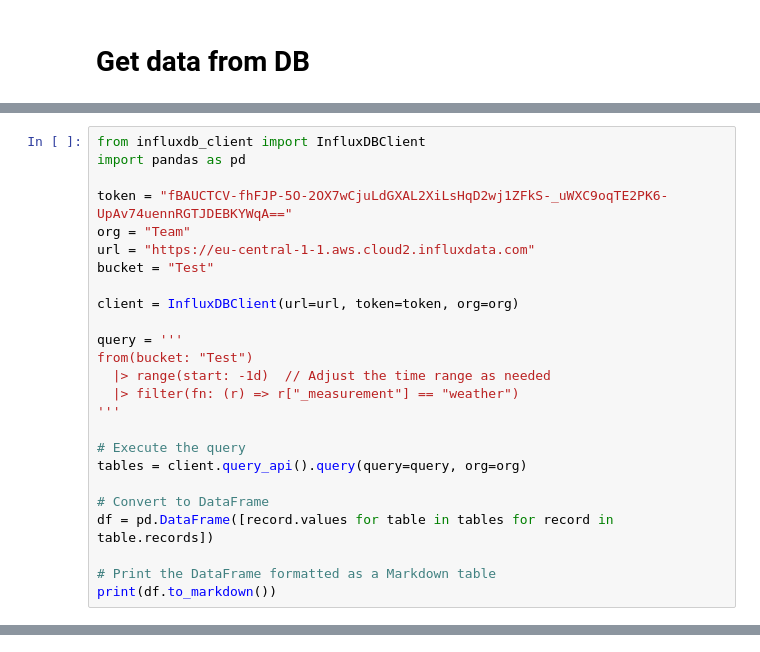
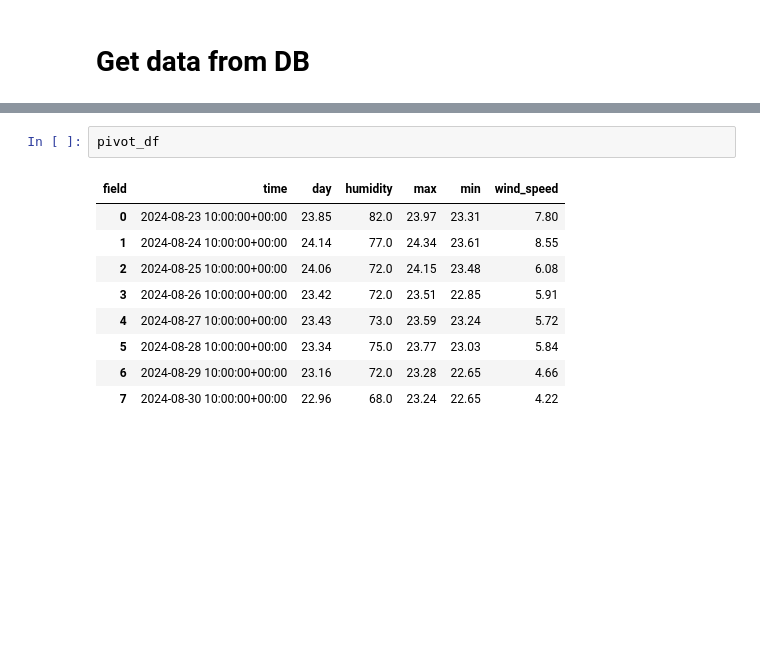
Before and after one commit to mfrknince/weather-app, a Jupyter notebook: weatherApp.ipynb, the cells around one changed output, grey strips where cells are left out. Cells and saved outputs as stored; diff of their text form; blank space fills up the shorter version.

Commit message:
updated funcs store and export data from DB

```diff
--- a/weatherApp.ipynb
+++ b/weatherApp.ipynb
@@ -215,25 +201,0 @@ FlightUnavailableError: Flight returned unavailable error, with message: empty a
-# %%
-from influxdb_client import InfluxDBClient
-import pandas as pd
-
-token = "fBAUCTCV-fhFJP-5O-2OX7wCjuLdGXAL2XiLsHqD2wj1ZFkS-_uWXC9oqTE2PK6-UpAv74uennRGTJDEBKYWqA=="
-org = "Team"
-url = "https://eu-central-1-1.aws.cloud2.influxdata.com"
-bucket = "Test"
-
-client = InfluxDBClient(url=url, token=token, org=org)
-
-query = '''
-from(bucket: "Test")
-  |> range(start: -1d)  // Adjust the time range as needed
-  |> filter(fn: (r) => r["_measurement"] == "weather")
-'''
-
-# Execute the query
-tables = client.query_api().query(query=query, org=org)
-
-# Convert to DataFrame
-df = pd.DataFrame([record.values for table in tables for record in table.records])
-
-# Print the DataFrame formatted as a Markdown table
-print(df.to_markdown())
@@ -267,0 +261,12 @@ Successfully installed tabulate-0.9.0
+# %%
+pivot_df
+# %% [output]
+| field | time | day | humidity | max | min | wind_speed |
+| 0 | 2024-08-23 10:00:00+00:00 | 23.85 | 82.0 | 23.97 | 23.31 | 7.80 |
+| 1 | 2024-08-24 10:00:00+00:00 | 24.14 | 77.0 | 24.34 | 23.61 | 8.55 |
+| 2 | 2024-08-25 10:00:00+00:00 | 24.06 | 72.0 | 24.15 | 23.48 | 6.08 |
+| 3 | 2024-08-26 10:00:00+00:00 | 23.42 | 72.0 | 23.51 | 22.85 | 5.91 |
+| 4 | 2024-08-27 10:00:00+00:00 | 23.43 | 73.0 | 23.59 | 23.24 | 5.72 |
+| 5 | 2024-08-28 10:00:00+00:00 | 23.34 | 75.0 | 23.77 | 23.03 | 5.84 |
+| 6 | 2024-08-29 10:00:00+00:00 | 23.16 | 72.0 | 23.28 | 22.65 | 4.66 |
+| 7 | 2024-08-30 10:00:00+00:00 | 22.96 | 68.0 | 23.24 | 22.65 | 4.22 |
```
Also changed, not shown: parts of 16 cells of this notebook, 2 other files.
